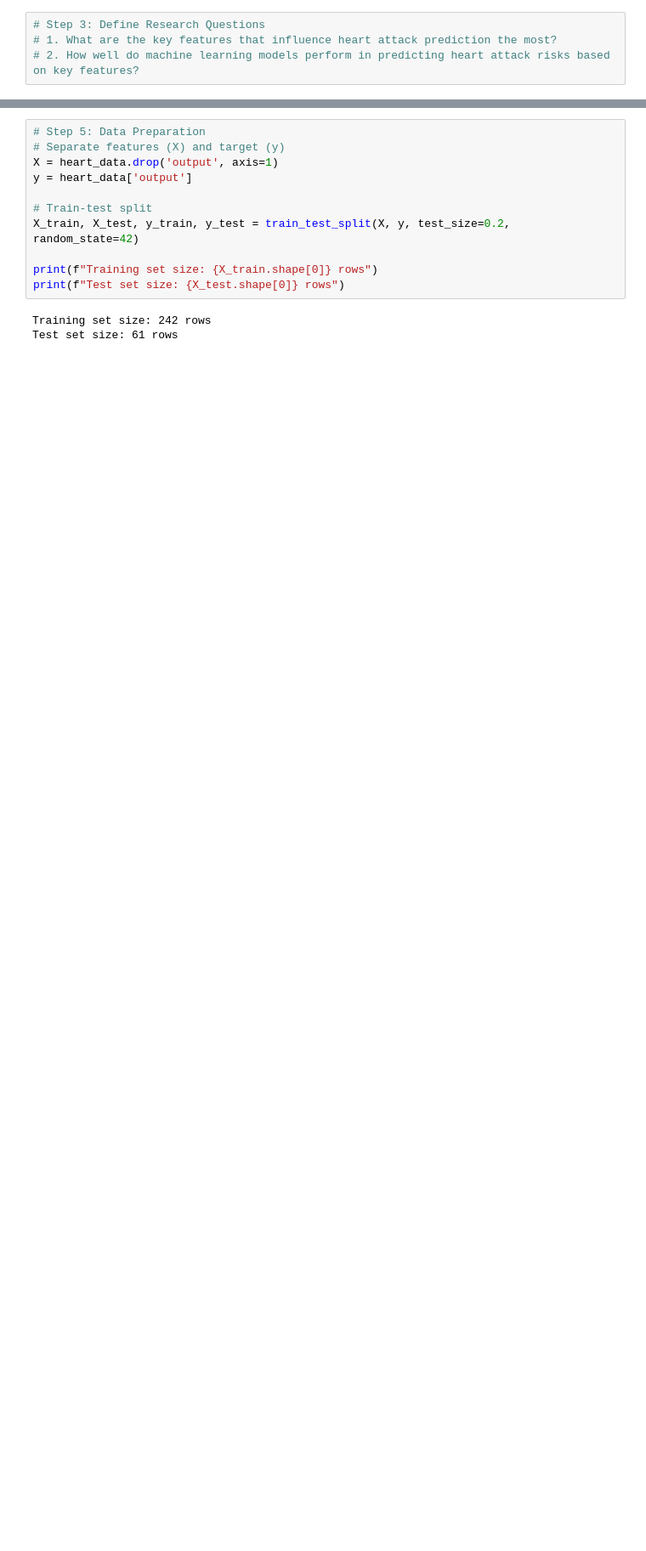
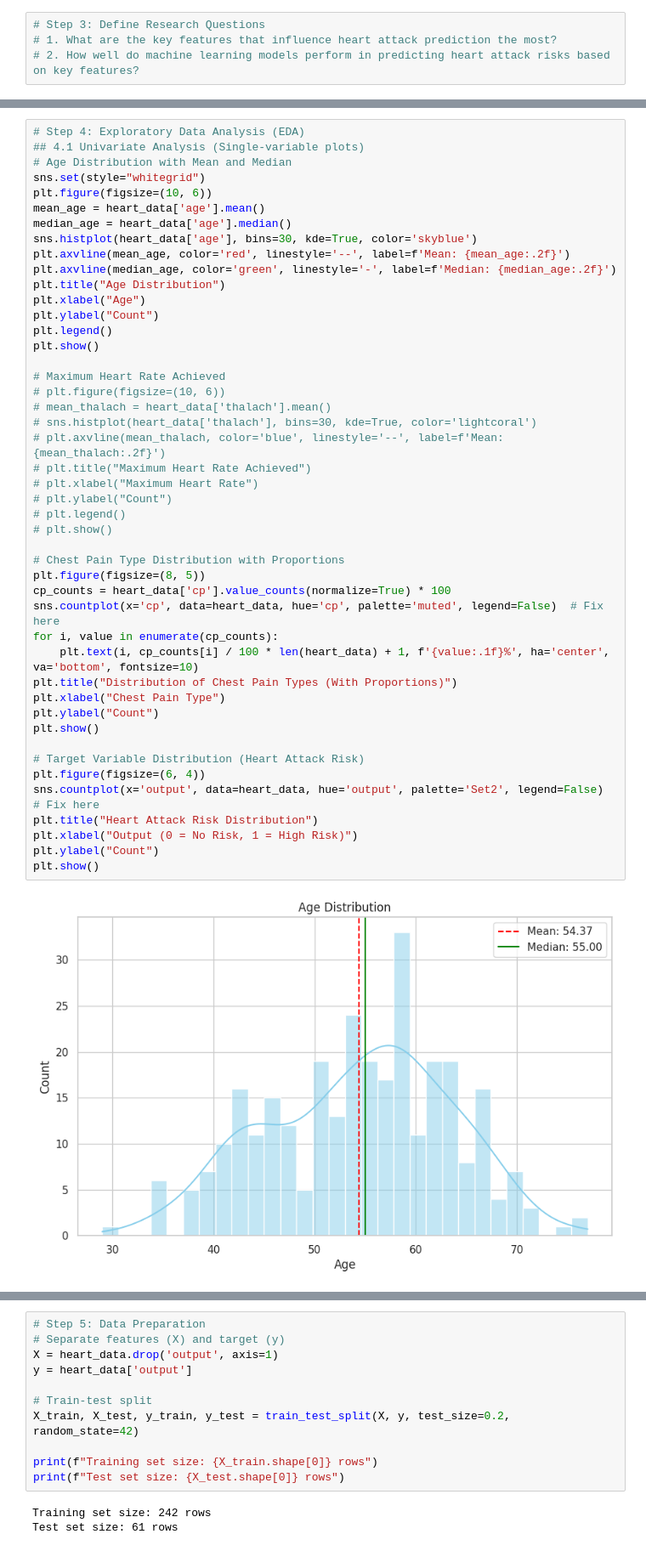
Before and after one commit to joshuakutschera/dsai, a Jupyter notebook: Project.ipynb, the cells around one changed output, grey strips where cells are left out. Shown at 85% size. Drawn from its saved outputs; the diff is of its cells as text; blank space fills up the shorter version.

Commit message:
Add outline of all required steps

```diff
--- a/Project.ipynb
+++ b/Project.ipynb
@@ -178,0 +126,48 @@ Passing `palette` without assigning `hue` is deprecated and will be removed in v
+# %%
+# Step 4: Exploratory Data Analysis (EDA)
+## 4.1 Univariate Analysis (Single-variable plots)
+# Age Distribution with Mean and Median
+sns.set(style="whitegrid")
+plt.figure(figsize=(10, 6))
+mean_age = heart_data['age'].mean()
+median_age = heart_data['age'].median()
+sns.histplot(heart_data['age'], bins=30, kde=True, color='skyblue')
+plt.axvline(mean_age, color='red', linestyle='--', label=f'Mean: {mean_age:.2f}')
+plt.axvline(median_age, color='green', linestyle='-', label=f'Median: {median_age:.2f}')
+plt.title("Age Distribution")
+plt.xlabel("Age")
+plt.ylabel("Count")
+plt.legend()
+plt.show()
+
+# Maximum Heart Rate Achieved
+# plt.figure(figsize=(10, 6))
+# mean_thalach = heart_data['thalach'].mean()
+# sns.histplot(heart_data['thalach'], bins=30, kde=True, color='lightcoral')
+# plt.axvline(mean_thalach, color='blue', linestyle='--', label=f'Mean: {mean_thalach:.2f}')
+# plt.title("Maximum Heart Rate Achieved")
+# plt.xlabel("Maximum Heart Rate")
+# plt.ylabel("Count")
+# plt.legend()
+# plt.show()
+
+# Chest Pain Type Distribution with Proportions
+plt.figure(figsize=(8, 5))
+cp_counts = heart_data['cp'].value_counts(normalize=True) * 100
+sns.countplot(x='cp', data=heart_data, hue='cp', palette='muted', legend=False)  # Fix here
+for i, value in enumerate(cp_counts):
+    plt.text(i, cp_counts[i] / 100 * len(heart_data) + 1, f'{value:.1f}%', ha='center', va='bottom', fontsize=10)
+plt.title("Distribution of Chest Pain Types (With Proportions)")
+plt.xlabel("Chest Pain Type")
+plt.ylabel("Count")
+plt.show()
+
+# Target Variable Distribution (Heart Attack Risk)
+plt.figure(figsize=(6, 4))
+sns.countplot(x='output', data=heart_data, hue='output', palette='Set2', legend=False)  # Fix here
+plt.title("Heart Attack Risk Distribution")
+plt.xlabel("Output (0 = No Risk, 1 = High Risk)")
+plt.ylabel("Count")
+plt.show()
+# %% [output]
+[figure, added]
```
Also changed, not shown: parts of 17 cells of this notebook, 1 other file.
